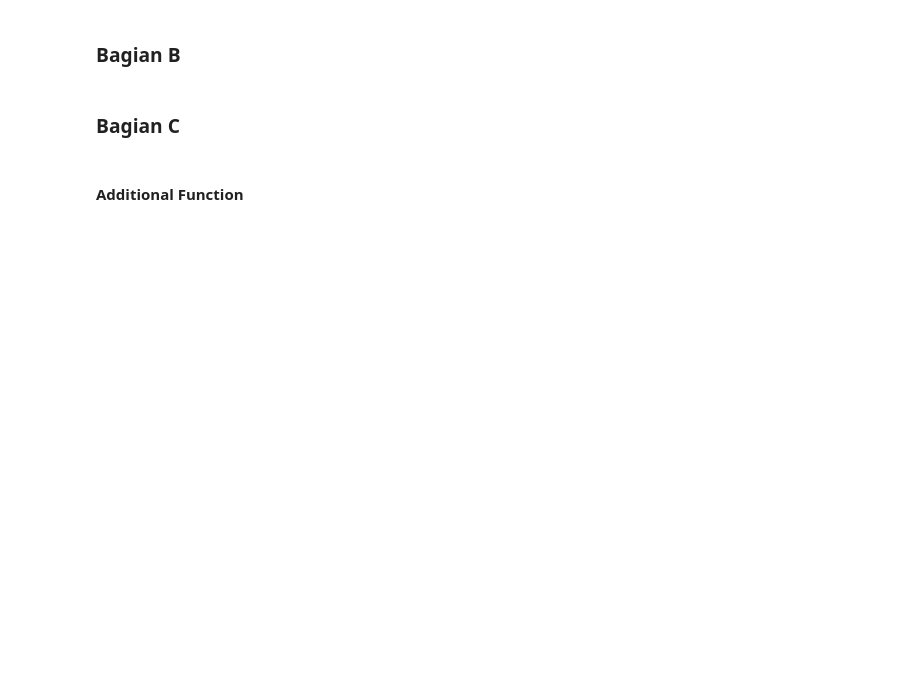
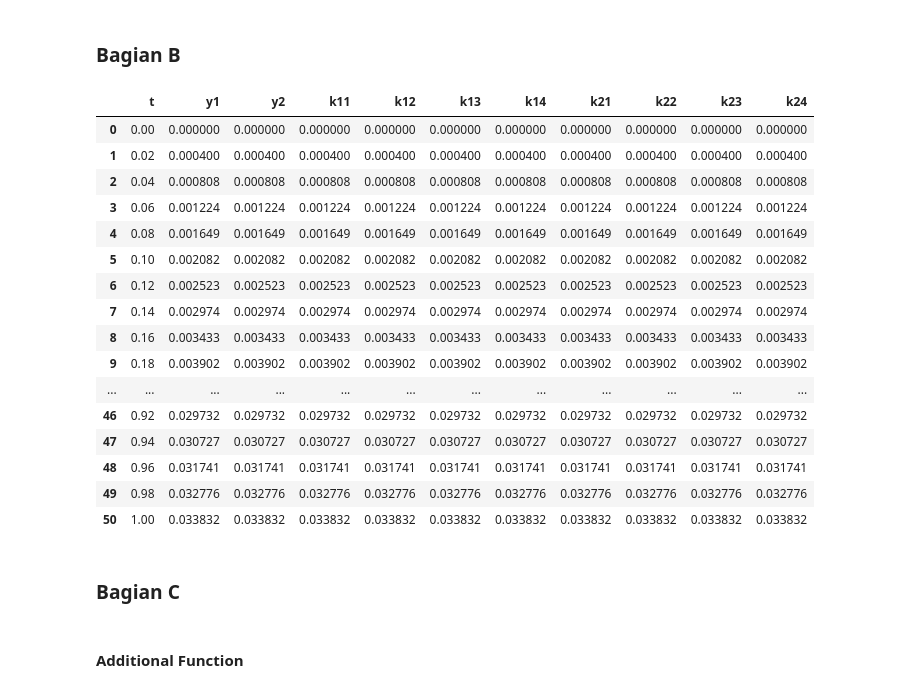
Before and after one commit to RendiZein/Metode-Rekayasa-Komputasi, a Jupyter notebook: RK_Method.ipynb, the cells around one changed output. Cells and saved outputs as stored; diff of their text form; code cells hidden in the pictures; blank space fills up the shorter version.

```diff
--- a/RK_Method.ipynb
+++ b/RK_Method.ipynb
@@ -431,5 +390,54 @@ def rk_o2(dt=0.02):
 # %% [markdown]
 ### Bagian B
+# %%
+#defined variable
+start_time = time.monotonic()
+dt=0.02 #delta time
+f1=lambda t, y1,y2 : 1-y1+y2
+f2=lambda t, y1, y2 : 1+y1-y2
+H = int((1-0)/dt)  # defined variable for how much step
+t=np.linspace(0, 1, H+1) #defined variable for time
+#defined variable with zeros matrix
+
+y1=y2=k11=k21=k12=k22=k13=k23=k14=k24=np.zeros(len(t))
+y1[0]=y2[0]=0
+
+#looping
+for j in range(len(t)-1):
+    #calculate y_pred
+    k11[j+1]=f1(t[j],y1[j], y2[j])#calculate k11
+    k21[j+1]=f2(t[j],y1[j], y2[j])#calculate k21
+    k12[j+1]=f1(t[j]+dt/2, y1[j]+k11[j+1]*dt/2, y2[j]+k21[j+1]*dt/2)#calculate k21
+    k22[j+1]=f2(t[j]+dt/2, y1[j]+k11[j+1]*dt/2, y2[j]+k21[j+1]*dt/2)#calculate k22
+    k13[j+1]=f1(t[j]+dt/2, y1[j]+k12[j+1]*dt/2, y2[j]+k22[j+1]*dt/2)#calculate k31
+    k23[j+1]=f2(t[j]+dt/2, y1[j]+k12[j+1]*dt/2, y2[j]+k22[j+1]*dt/2)#calculate k32
+    k14[j+1]=f1(t[j]+dt, y1[j]+k13[j+1]*dt, y2[j]+k23[j+1]*dt)#calculate k41
+    k24[j+1]=f2(t[j]+dt, y1[j]+k13[j+1]*dt, y2[j]+k23[j+1]*dt)#calculate k42
+    y1[j+1]=y1[j]+(k11[j+1]+2*k12[j+1]+2*k13[j+1]+k14[j+1])*dt/6
+    y2[j+1]=y2[j]+(k21[j+1]+2*k22[j+1]+2*k23[j+1]+k24[j+1])*dt/6
+end_time = time.monotonic()
+delta_time=timedelta(seconds=end_time - start_time)
+df = pd.DataFrame(list(zip(t, y1, y2, k11,k12,k13,k14,k21,k22,k23,k24)),
+              columns =['t','y1', 'y2','k11','k12','k13','k14','k21','k22','k23','k24'])
+display(df)
+# %% [output]
+|  | t | y1 | y2 | k11 | k12 | k13 | k14 | k21 | k22 | k23 | k24 |
+| 0 | 0.00 | 0.000000 | 0.000000 | 0.000000 | 0.000000 | 0.000000 | 0.000000 | 0.000000 | 0.000000 | 0.000000 | 0.000000 |
+| 1 | 0.02 | 0.000400 | 0.000400 | 0.000400 | 0.000400 | 0.000400 | 0.000400 | 0.000400 | 0.000400 | 0.000400 | 0.000400 |
+| 2 | 0.04 | 0.000808 | 0.000808 | 0.000808 | 0.000808 | 0.000808 | 0.000808 | 0.000808 | 0.000808 | 0.000808 | 0.000808 |
+| 3 | 0.06 | 0.001224 | 0.001224 | 0.001224 | 0.001224 | 0.001224 | 0.001224 | 0.001224 | 0.001224 | 0.001224 | 0.001224 |
+| 4 | 0.08 | 0.001649 | 0.001649 | 0.001649 | 0.001649 | 0.001649 | 0.001649 | 0.001649 | 0.001649 | 0.001649 | 0.001649 |
+| 5 | 0.10 | 0.002082 | 0.002082 | 0.002082 | 0.002082 | 0.002082 | 0.002082 | 0.002082 | 0.002082 | 0.002082 | 0.002082 |
+| 6 | 0.12 | 0.002523 | 0.002523 | 0.002523 | 0.002523 | 0.002523 | 0.002523 | 0.002523 | 0.002523 | 0.002523 | 0.002523 |
+| 7 | 0.14 | 0.002974 | 0.002974 | 0.002974 | 0.002974 | 0.002974 | 0.002974 | 0.002974 | 0.002974 | 0.002974 | 0.002974 |
+| 8 | 0.16 | 0.003433 | 0.003433 | 0.003433 | 0.003433 | 0.003433 | 0.003433 | 0.003433 | 0.003433 | 0.003433 | 0.003433 |
+| 9 | 0.18 | 0.003902 | 0.003902 | 0.003902 | 0.003902 | 0.003902 | 0.003902 | 0.003902 | 0.003902 | 0.003902 | 0.003902 |
+| ... | ... | ... | ... | ... | ... | ... | ... | ... | ... | ... | ... |
+| 46 | 0.92 | 0.029732 | 0.029732 | 0.029732 | 0.029732 | 0.029732 | 0.029732 | 0.029732 | 0.029732 | 0.029732 | 0.029732 |
+| 47 | 0.94 | 0.030727 | 0.030727 | 0.030727 | 0.030727 | 0.030727 | 0.030727 | 0.030727 | 0.030727 | 0.030727 | 0.030727 |
+| 48 | 0.96 | 0.031741 | 0.031741 | 0.031741 | 0.031741 | 0.031741 | 0.031741 | 0.031741 | 0.031741 | 0.031741 | 0.031741 |
+| 49 | 0.98 | 0.032776 | 0.032776 | 0.032776 | 0.032776 | 0.032776 | 0.032776 | 0.032776 | 0.032776 | 0.032776 | 0.032776 |
+| 50 | 1.00 | 0.033832 | 0.033832 | 0.033832 | 0.033832 | 0.033832 | 0.033832 | 0.033832 | 0.033832 | 0.033832 | 0.033832 |
 # %% [markdown]
 ### Bagian C
 # %% [markdown]
```
Also changed, not shown: parts of 12 cells of this notebook.
